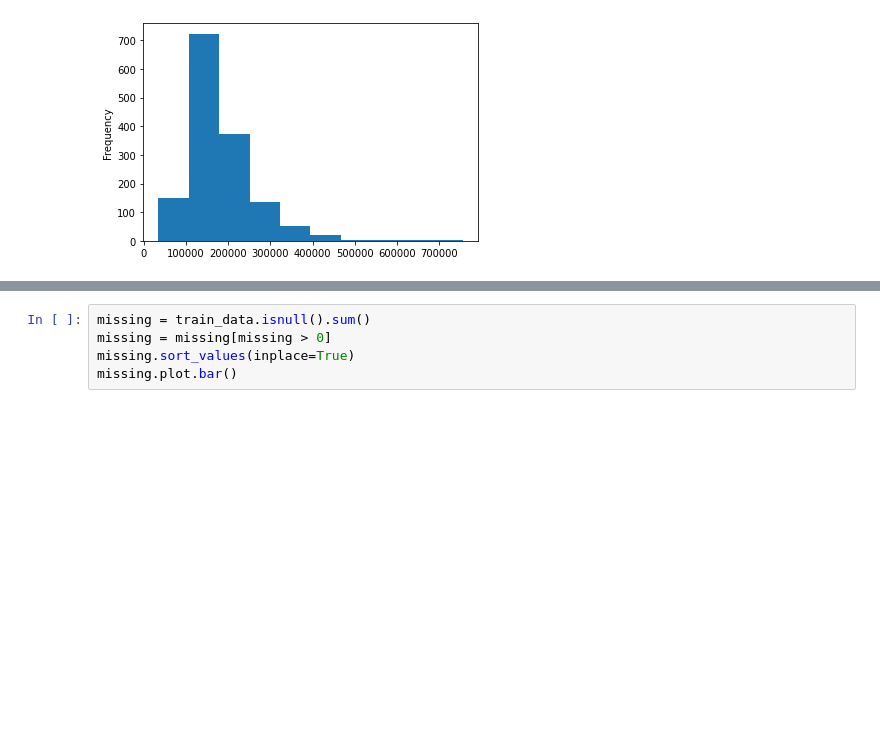
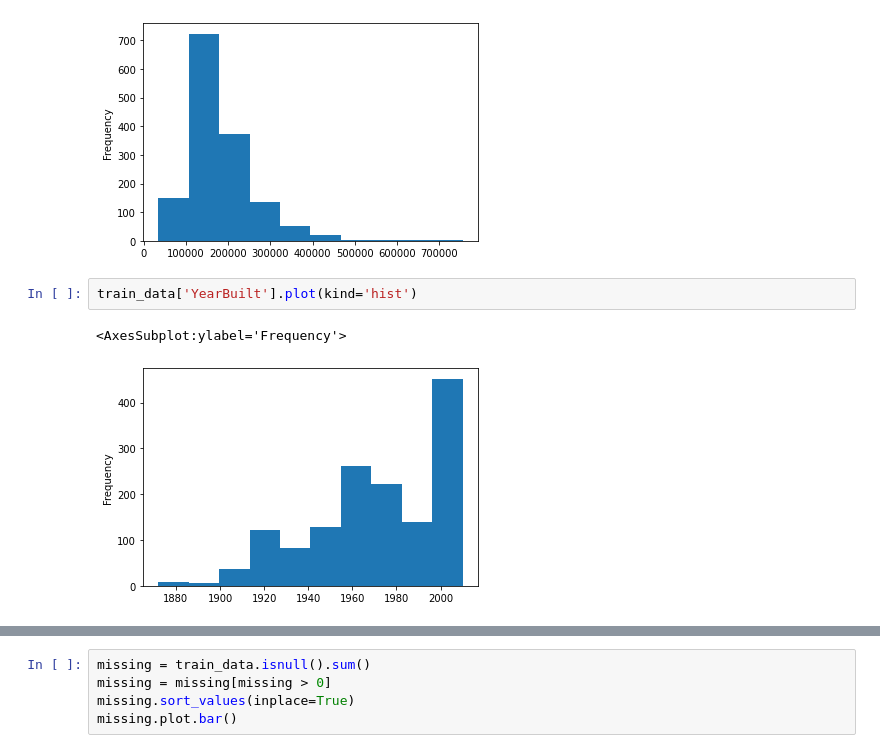
Before and after one commit to JeanMichelBereder/Kaggle, a Jupyter notebook: kaggle-house-prices.ipynb, the cells around one changed output, grey strips where cells are left out. Cells and saved outputs as stored; diff of their text form; blank space fills up the shorter version.

```diff
--- a/kaggle-house-prices.ipynb
+++ b/kaggle-house-prices.ipynb
@@ -86,3 +86,8 @@ train_data['SalePrice'].plot(kind='hist')
 # %% [output]
 <AxesSubplot:ylabel='Frequency'>
 [figure]
+# %%
+train_data['YearBuilt'].plot(kind='hist')
+# %% [output]
+<AxesSubplot:ylabel='Frequency'>
+[figure, added]
```
Also changed, not shown: parts of 11 cells of this notebook.
